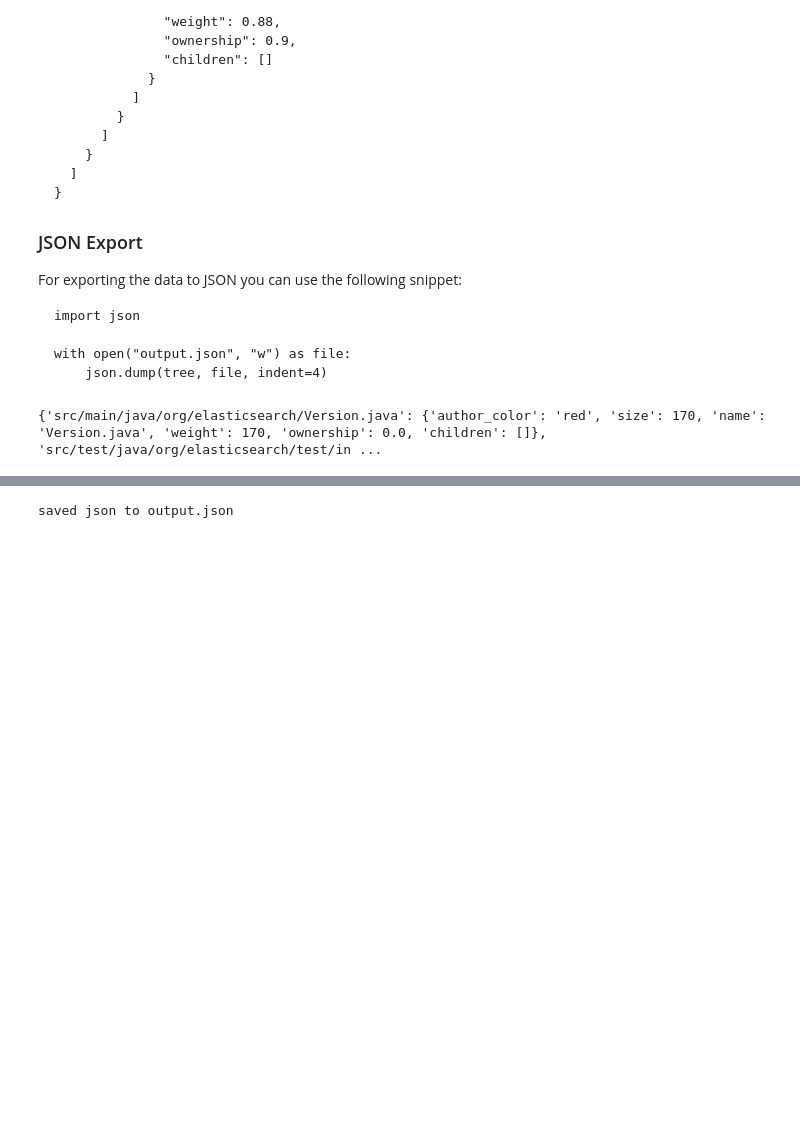
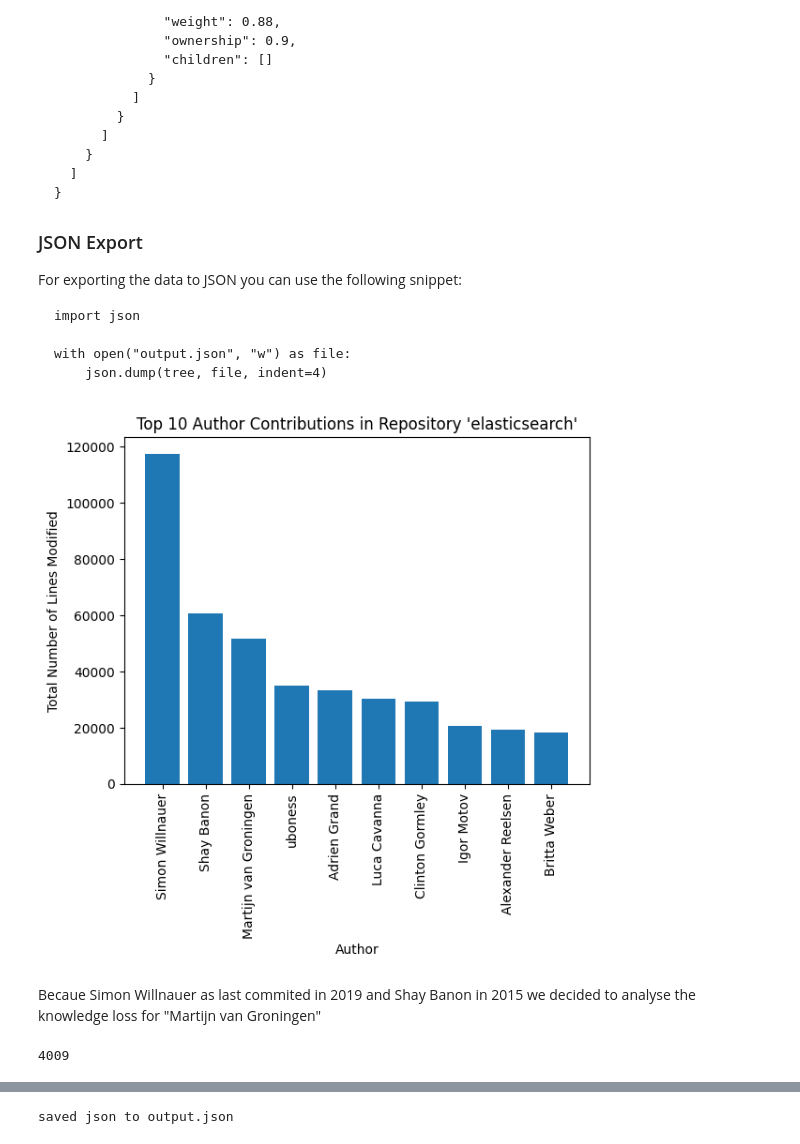
Before and after one commit to dominic-tobler/fss-group-dorech-FSS_SE_Sheet_1, a Jupyter notebook: FSS-SEII-Assignment-2025-remo.ipynb, the cells around one changed output, grey strips where cells are left out. Drawn from its saved outputs; the diff is of its cells as text; code cells hidden in the pictures; blank space fills up the shorter version.

Commit message:
analyse main contributers of repo

```diff
--- a/FSS-SEII-Assignment-2025-remo.ipynb
+++ b/FSS-SEII-Assignment-2025-remo.ipynb
@@ -297,6 +297,25 @@ tree = {
 
 with open("output.json", "w") as file:
     json.dump(tree, file, indent=4)
+# %%
+# find main contributer
+full_repo = get_auth_to_mod_num("", Modification.TOTAL)
+# %%
+df_repo = pd.DataFrame(list(full_repo.items()), columns=['author', 'modifications'])
+df_repo.sort_values(by='modifications', ascending=False, inplace=True)
+
+df_top10 = df_repo.head(10)
+
+plt.bar(df_top10['author'], df_top10['modifications'])
+plt.xticks(rotation=90)
+plt.xlabel("Author")
+plt.ylabel("Total Number of Lines Modified")
+plt.title("Top 10 Author Contributions in Repository 'elasticsearch'")
+plt.show()
+# %% [output]
+[figure, added]
+# %% [markdown]
+Becaue Simon Willnauer as last commited in 2019 and Shay Banon in 2015 we decided to analyse the knowledge loss for "Martijn van Groningen"
 # %%
 from collections import defaultdict
 from tqdm import tqdm
@@ -364,7 +380,6 @@ for filepath in contributions:
         "ownership": contributions_main_contributer / contributions[filepath]["total_loc"],
         "children": []
     }
-print(loss_main_conributer)
 print(len(loss_main_conributer))
 # %% [output]
-{'src/main/java/org/elasticsearch/Version.java': {'author_color': 'red', 'size': 170, 'name': 'Version.java', 'weight': 170, 'ownership': 0.0, 'children': []}, 'src/test/java/org/elasticsearch/test/in ...
+4009
```
Also changed, not shown: parts of 3 cells of this notebook.
